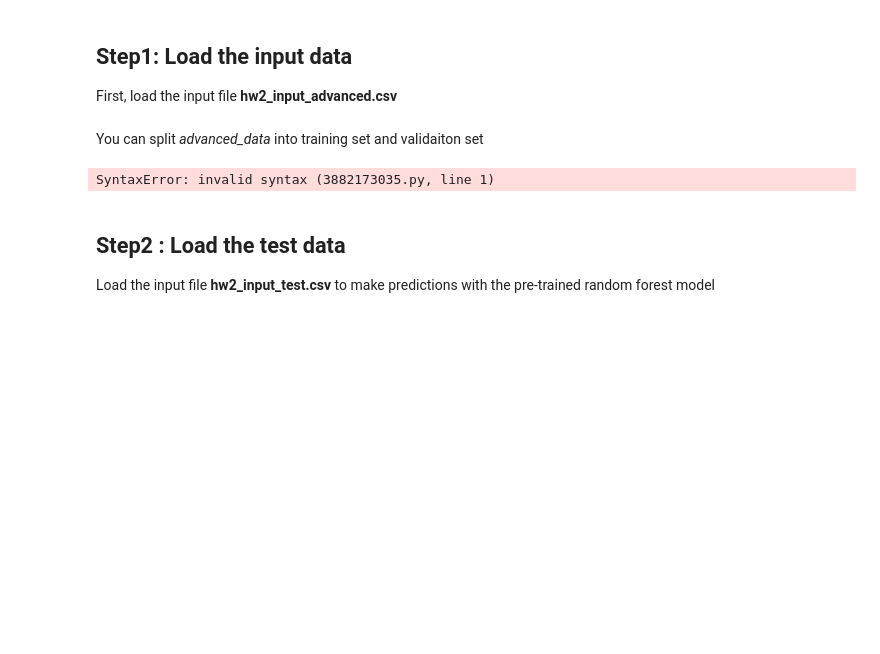
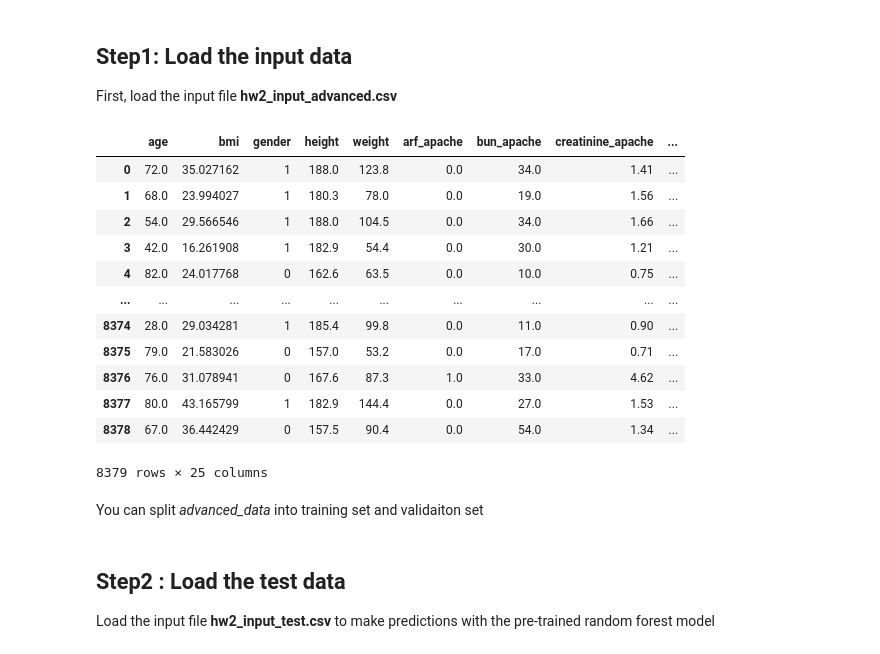
Before and after one commit to ycchu8992/ML-Diabetes-Prediction, a Jupyter notebook: hw2.ipynb, the cells around one changed output. Drawn from its saved outputs; the diff is of its cells as text; code cells hidden in the pictures; blank space fills up the shorter version.

```diff
--- a/hw2.ipynb
+++ b/hw2.ipynb
@@ -542,10 +507,20 @@ pd.DataFrame(basic).to_csv(ans_path, header = None, index = None)
 First, load the input file **hw2_input_advanced.csv**
 # %%
 advanced_data = pd.read_csv('hw2_input_advanced.csv')
+advanced_data
+# %% [output]
+|  | age | bmi | gender | height | weight | arf_apache | bun_apache | creatinine_apache | ... |
+| 0 | 72.0 | 35.027162 | 1 | 188.0 | 123.8 | 0.0 | 34.0 | 1.41 | ... |
+| 1 | 68.0 | 23.994027 | 1 | 180.3 | 78.0 | 0.0 | 19.0 | 1.56 | ... |
+| 2 | 54.0 | 29.566546 | 1 | 188.0 | 104.5 | 0.0 | 34.0 | 1.66 | ... |
+| 3 | 42.0 | 16.261908 | 1 | 182.9 | 54.4 | 0.0 | 30.0 | 1.21 | ... |
+| 4 | 82.0 | 24.017768 | 0 | 162.6 | 63.5 | 0.0 | 10.0 | 0.75 | ... |
+| ... | ... | ... | ... | ... | ... | ... | ... | ... | ... |
+| 8374 | 28.0 | 29.034281 | 1 | 185.4 | 99.8 | 0.0 | 11.0 | 0.90 | ... |
+| 8375 | 79.0 | 21.583026 | 0 | 157.0 | 53.2 | 0.0 | 17.0 | 0.71 | ... |
+| 8376 | 76.0 | 31.078941 | 0 | 167.6 | 87.3 | 1.0 | 33.0 | 4.62 | ... |
+| 8377 | 80.0 | 43.165799 | 1 | 182.9 | 144.4 | 0.0 | 27.0 | 1.53 | ... |
+| 8378 | 67.0 | 36.442429 | 0 | 157.5 | 90.4 | 0.0 | 54.0 | 1.34 | ... |
+8379 rows × 25 columns
 # %% [markdown]
 You can split *advanced_data* into training set and validaiton set
-# %%
-training_data =
-validation_data =
-# %% [output]
-SyntaxError: invalid syntax (3882173035.py, line 1)
```
Also changed, not shown: parts of 12 cells of this notebook.
